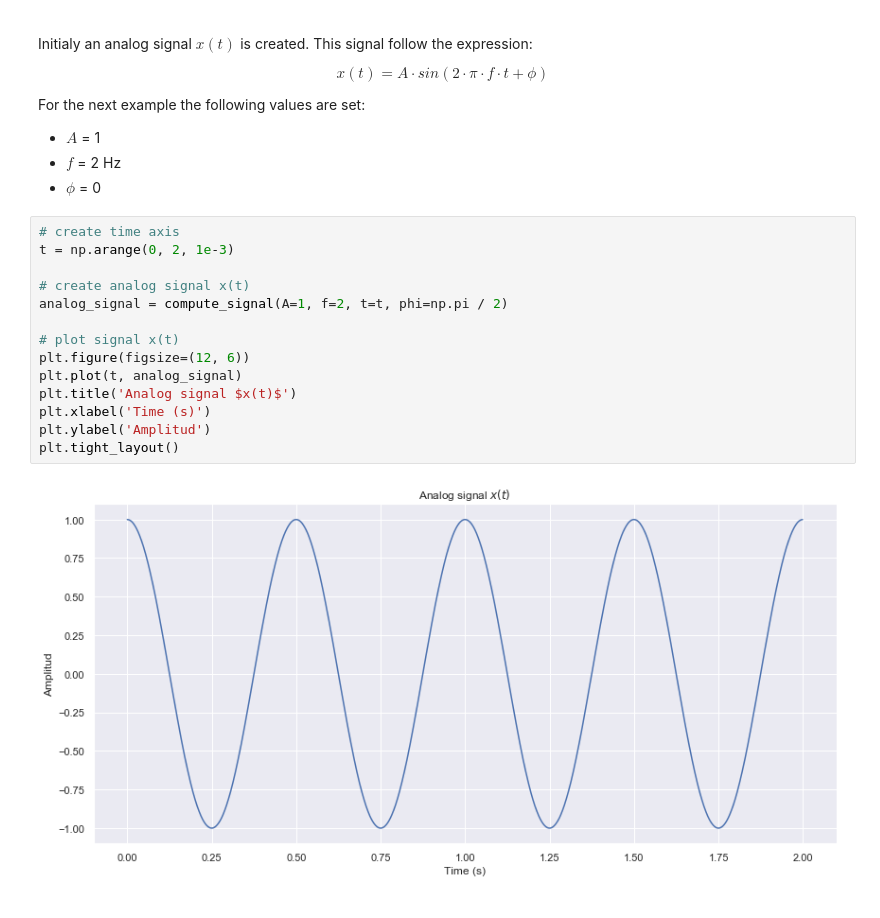
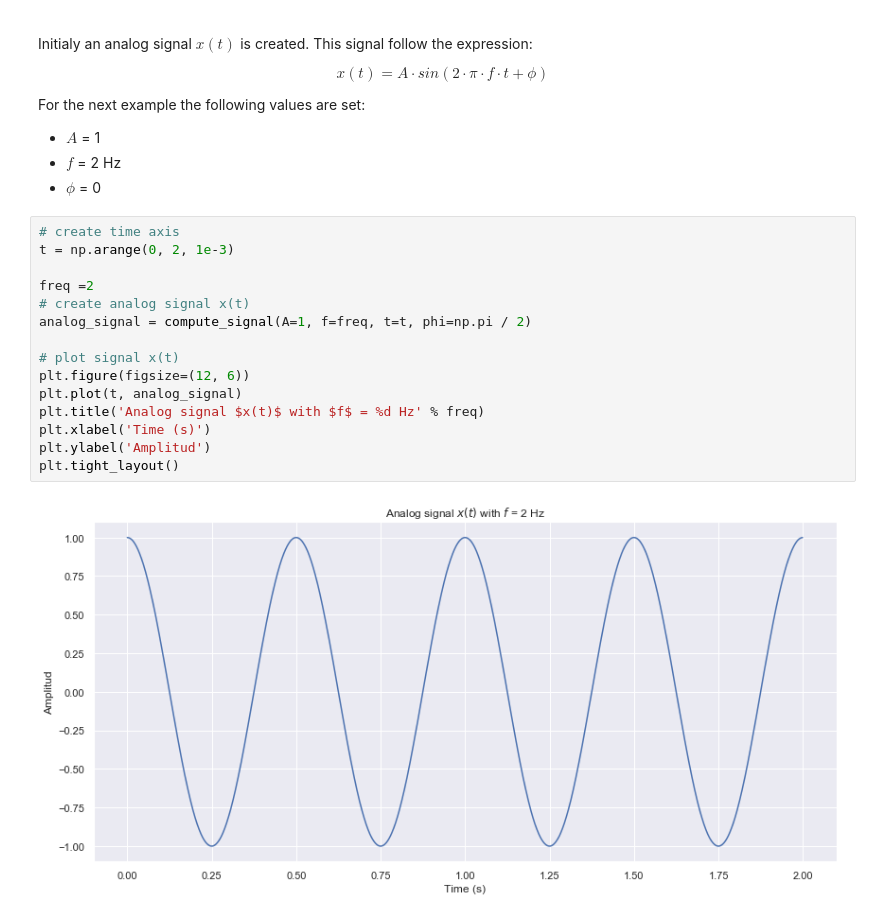
Before and after one commit to egallego/signal_processing, a Jupyter notebook: 01_sampling_signal.ipynb, the cells around one changed output. Saved outputs shown, nothing was run; the diff lists cells and outputs as text.

Commit message:
Add info to signal processing notebook 1

```diff
--- a/01_sampling_signal.ipynb
+++ b/01_sampling_signal.ipynb
@@ -68,19 +119,20 @@ For the next example the following values are set:
 # %%
 # create time axis
 t = np.arange(0, 2, 1e-3)
 
+freq =2
 # create analog signal x(t)
-analog_signal = compute_signal(A=1, f=2, t=t, phi=np.pi / 2)
+analog_signal = compute_signal(A=1, f=freq, t=t, phi=np.pi / 2)
 
 # plot signal x(t)
 plt.figure(figsize=(12, 6))
 plt.plot(t, analog_signal)
-plt.title('Analog signal $x(t)$')
+plt.title('Analog signal $x(t)$ with $f$ = %d Hz' % freq)
 plt.xlabel('Time (s)')
 plt.ylabel('Amplitud')
 plt.tight_layout()
 # %% [output]
-[figure, old version]
+[figure, new version]
 # %% [markdown]
 # Sampling analog signal
 Our digital signal $x(n)$ can be written as a function of our analog signal $x(t)$.
```
Also changed, not shown: parts of 13 cells of this notebook.
